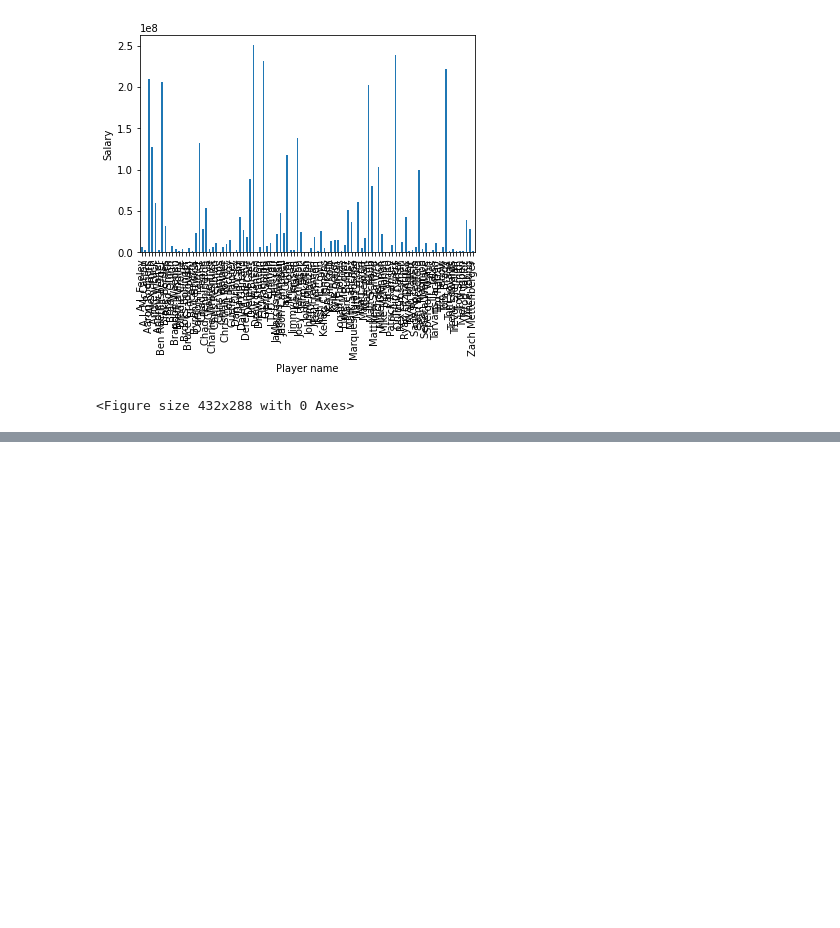
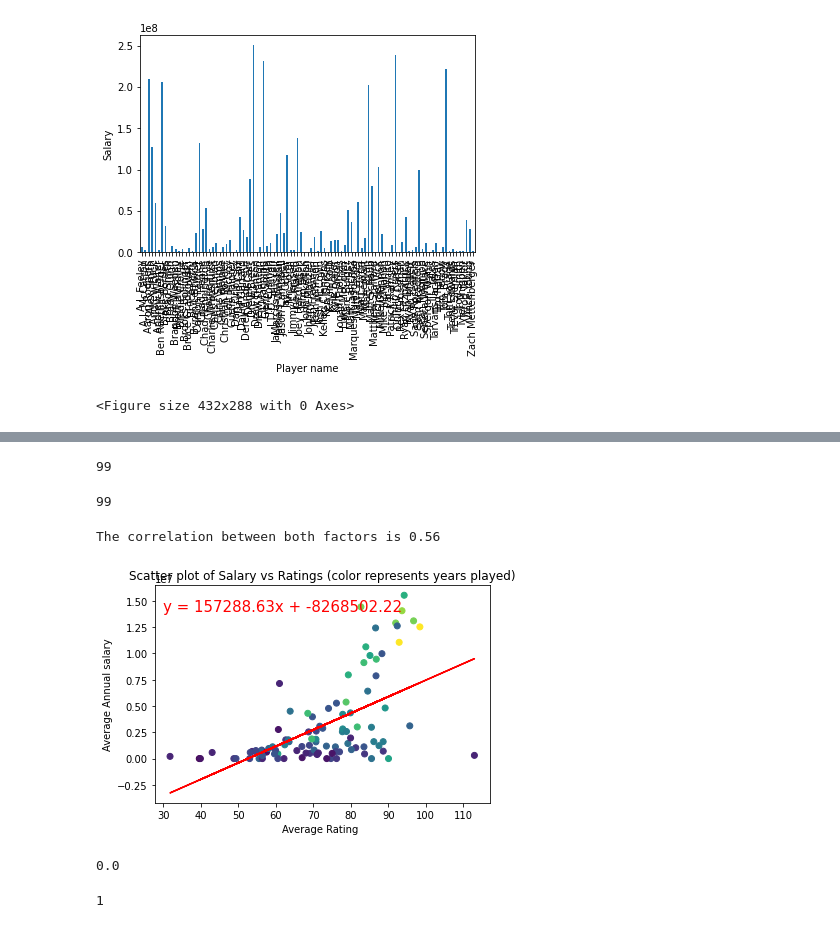
Before and after one commit to mikejackson35/mica_team, a Jupyter notebook: mica_project1.ipynb, the cells around one changed output, grey strips where cells are left out. Cells and saved outputs as stored; diff of their text form; code cells hidden in the pictures; blank space fills up the shorter version.

```diff
--- a/mica_project1.ipynb
+++ b/mica_project1.ipynb
@@ -243,0 +292,39 @@ Salary[0]
+# %%
+import dask.array as da
+#Rating_ave = Rating_ave[da.isfinite(Rating_ave)]
+Rating_ave= Rating_ave.fillna(0)
+len(Rating_ave)
+# %% [output]
+99
+# %%
+#Salary_ave = Salary_ave[da.isfinite(Salary_ave)]
+Salary_ave= Salary_ave.fillna(1)
+len(Salary_ave)
+# %% [output]
+99
+# %%
+#Salary_ave=Salary.div(pd.to_numeric(years_played))
+plt.scatter(Rating_ave,Salary_ave,c=years_played)
+(slope,intercept,rval,d,e,) = linregress(Rating_ave,Salary_ave)
+Salary_ave
+regress_values = Rating_ave * slope + intercept
+line_eq = "y = " + str(round(slope,2)) + "x + " + str(round(intercept,2))
+plt.plot(Rating_ave,regress_values,"r-")
+plt.annotate(line_eq,(30,14000000),fontsize=15,color="red")
+print(f"The correlation between both factors is {round(rval,2)}")
+plt.title("Scatter plot of Salary vs Ratings (color represents years played)")
+plt.ylabel("Average Annual salary")
+ylim=(0, Salary_ave.max()+1000)
+plt.xlabel("Average Rating ")
+plt.show()
+# %% [output]
+The correlation between both factors is 0.56
+[figure, added]
+# %%
+Salary_ave.min()
+# %% [output]
+0.0
+# %%
+years_played.min()
+# %% [output]
+1
```
Also changed, not shown: parts of 7 cells of this notebook.
